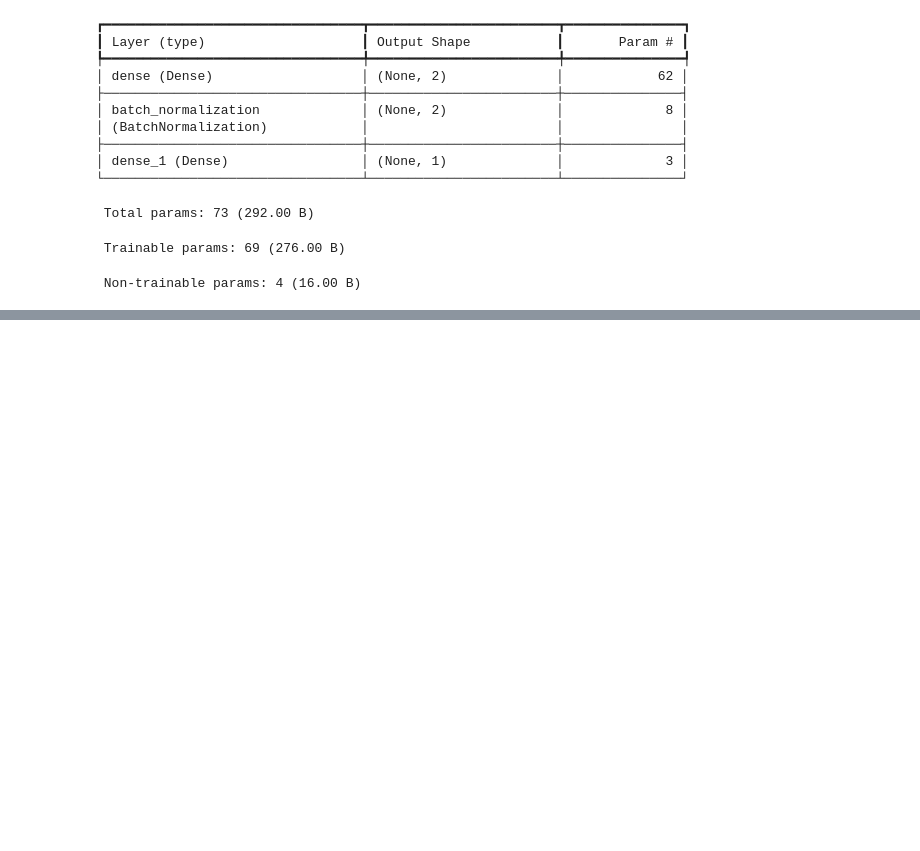
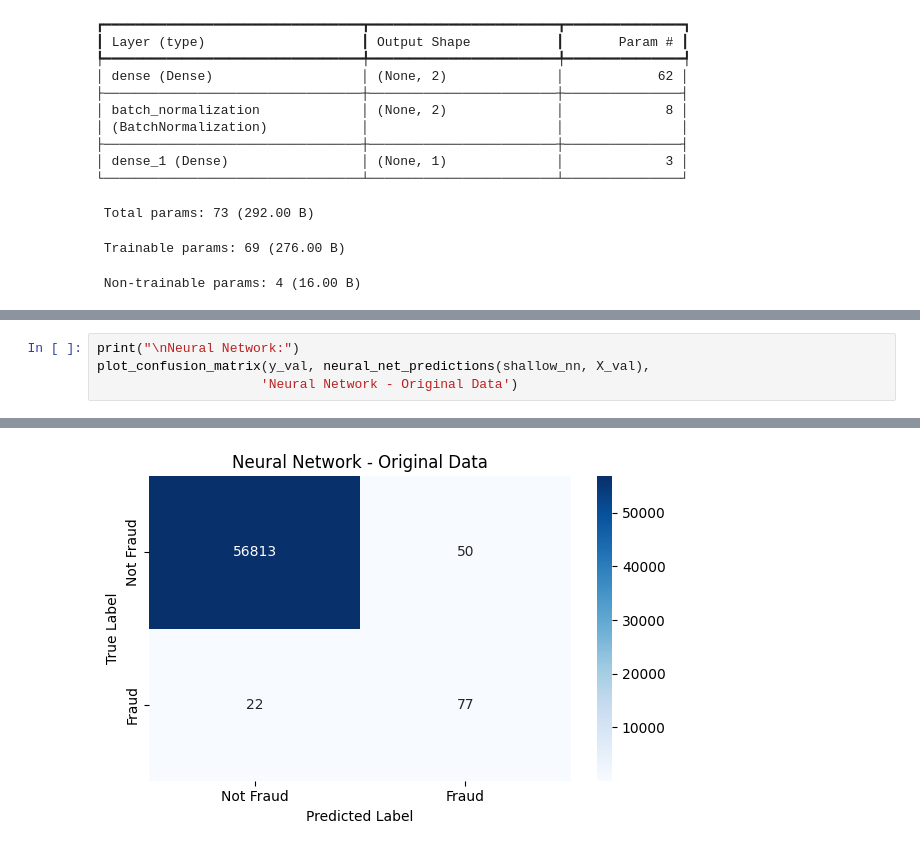
Before and after one commit to Johngomez100/Fraud-Detection, a Jupyter notebook: CreditCardFraud.ipynb, the cells around one changed output, grey strips where cells are left out. Saved outputs shown, nothing was run; the diff lists cells and outputs as text; blank space fills up the shorter version.

```diff
--- a/CreditCardFraud.ipynb
+++ b/CreditCardFraud.ipynb
@@ -398,0 +551,5 @@ weighted avg       1.00      0.98      0.99     22807
+# %%
+print("\nNeural Network:")
+plot_confusion_matrix(y_val, neural_net_predictions(shallow_nn, X_val),
+                     'Neural Network - Original Data')
+# %% [output]
@@ -398,0 +558 @@ weighted avg       1.00      0.98      0.99     22807
+[figure, added]
```
Also changed, not shown: parts of 44 cells of this notebook.
